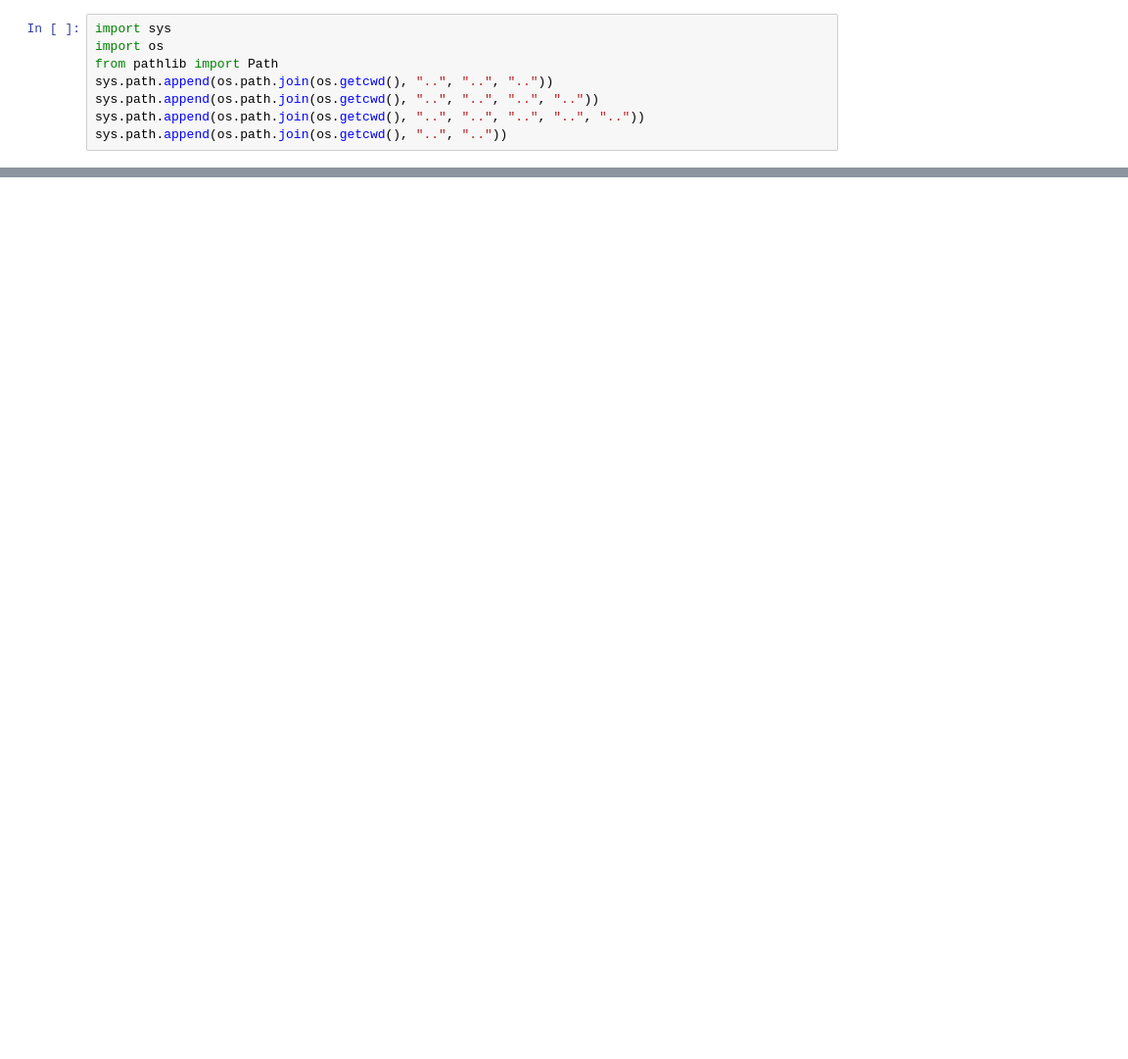
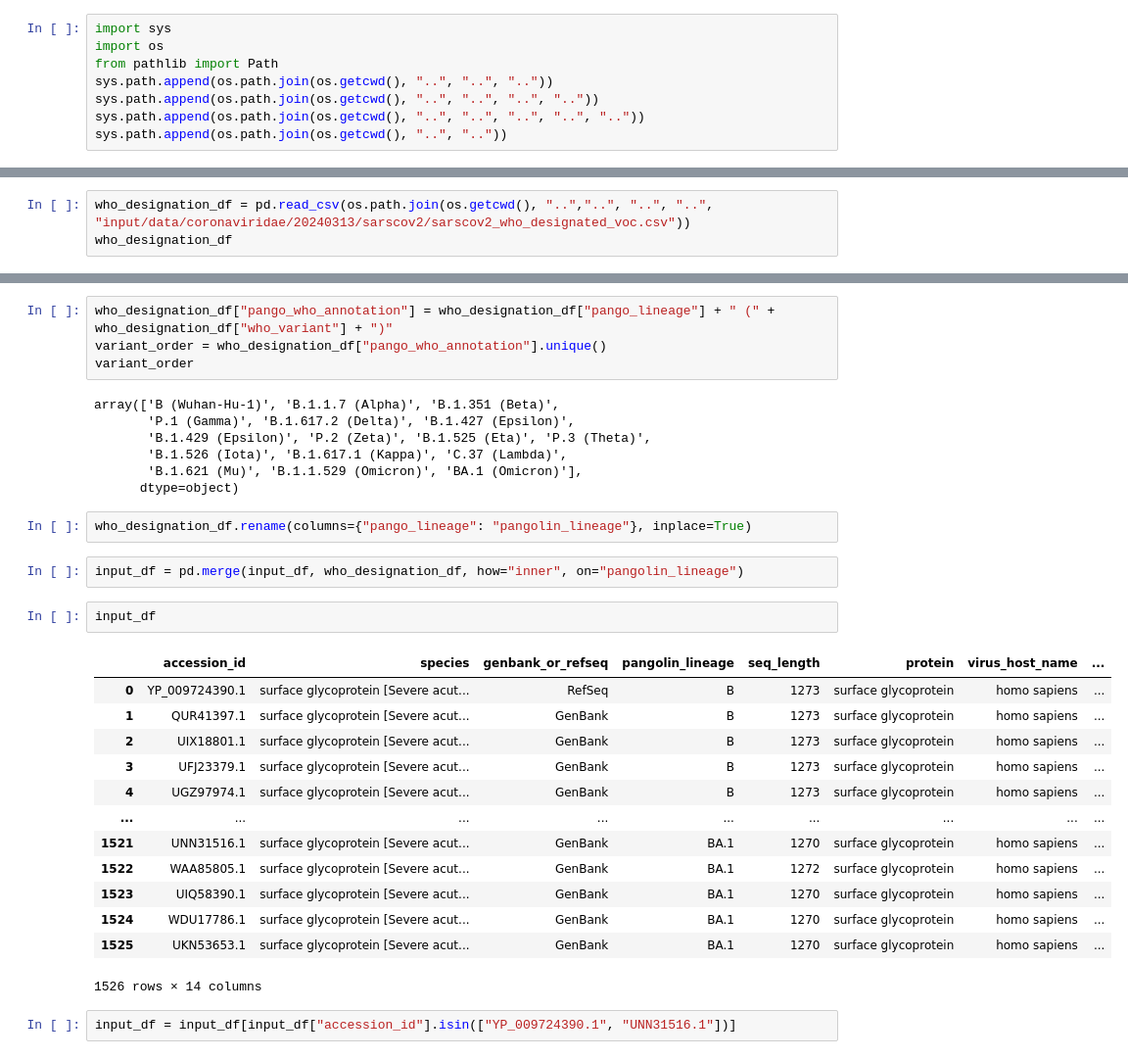
Before and after one commit to NeelTheBomb/HAVEN, a Jupyter notebook: src/jupyter_notebooks/interpretability/attention_values/attention-values-analysis.ipynb, the cells around one changed output, grey strips where cells are left out. Shown: that part at 98% size. Drawn from its saved outputs; the diff is of its cells as text; blank space fills up the shorter version.

```diff
--- a/src/jupyter_notebooks/interpretability/attention_values/attention-values-analysis.ipynb
+++ b/src/jupyter_notebooks/interpretability/attention_values/attention-values-analysis.ipynb
@@ -28,0 +51,3 @@ ImportError: cannot import name 'HAVEN' from 'src.models.haven' (/home/blessyant
+# %%
+who_designation_df = pd.read_csv(os.path.join(os.getcwd(), "..","..", "..", "..", "input/data/coronaviridae/20240313/sarscov2/sarscov2_who_designated_voc.csv"))
+who_designation_df
@@ -28,0 +72,33 @@ ImportError: cannot import name 'HAVEN' from 'src.models.haven' (/home/blessyant
+# %%
+who_designation_df["pango_who_annotation"] = who_designation_df["pango_lineage"] + " (" + who_designation_df["who_variant"] + ")"
+variant_order = who_designation_df["pango_who_annotation"].unique()
+variant_order
+# %% [output]
+array(['B (Wuhan-Hu-1)', 'B.1.1.7 (Alpha)', 'B.1.351 (Beta)',
+       'P.1 (Gamma)', 'B.1.617.2 (Delta)', 'B.1.427 (Epsilon)',
+       'B.1.429 (Epsilon)', 'P.2 (Zeta)', 'B.1.525 (Eta)', 'P.3 (Theta)',
+       'B.1.526 (Iota)', 'B.1.617.1 (Kappa)', 'C.37 (Lambda)',
+       'B.1.621 (Mu)', 'B.1.1.529 (Omicron)', 'BA.1 (Omicron)'],
+      dtype=object)
+# %%
+who_designation_df.rename(columns={"pango_lineage": "pangolin_lineage"}, inplace=True)
+# %%
+input_df = pd.merge(input_df, who_designation_df, how="inner", on="pangolin_lineage")
+# %%
+input_df
+# %% [output]
+|  | accession_id | species | genbank_or_refseq | pangolin_lineage | seq_length | protein | virus_host_name | ... |
+| 0 | YP_009724390.1 | surface glycoprotein [Severe acut... | RefSeq | B | 1273 | surface glycoprotein | homo sapiens | ... |
+| 1 | QUR41397.1 | surface glycoprotein [Severe acut... | GenBank | B | 1273 | surface glycoprotein | homo sapiens | ... |
+| 2 | UIX18801.1 | surface glycoprotein [Severe acut... | GenBank | B | 1273 | surface glycoprotein | homo sapiens | ... |
+| 3 | UFJ23379.1 | surface glycoprotein [Severe acut... | GenBank | B | 1273 | surface glycoprotein | homo sapiens | ... |
+| 4 | UGZ97974.1 | surface glycoprotein [Severe acut... | GenBank | B | 1273 | surface glycoprotein | homo sapiens | ... |
+| ... | ... | ... | ... | ... | ... | ... | ... | ... |
+| 1521 | UNN31516.1 | surface glycoprotein [Severe acut... | GenBank | BA.1 | 1270 | surface glycoprotein | homo sapiens | ... |
+| 1522 | WAA85805.1 | surface glycoprotein [Severe acut... | GenBank | BA.1 | 1272 | surface glycoprotein | homo sapiens | ... |
+| 1523 | UIQ58390.1 | surface glycoprotein [Severe acut... | GenBank | BA.1 | 1270 | surface glycoprotein | homo sapiens | ... |
+| 1524 | WDU17786.1 | surface glycoprotein [Severe acut... | GenBank | BA.1 | 1270 | surface glycoprotein | homo sapiens | ... |
+| 1525 | UKN53653.1 | surface glycoprotein [Severe acut... | GenBank | BA.1 | 1270 | surface glycoprotein | homo sapiens | ... |
+1526 rows × 14 columns
+# %%
+input_df = input_df[input_df["accession_id"].isin(["YP_009724390.1", "UNN31516.1"])]
```
Also changed, not shown: parts of 27 cells of this notebook, 1 other file.
